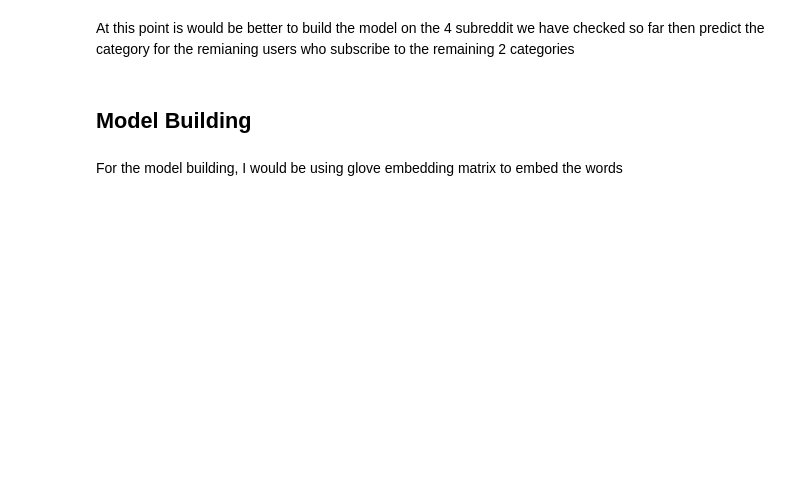
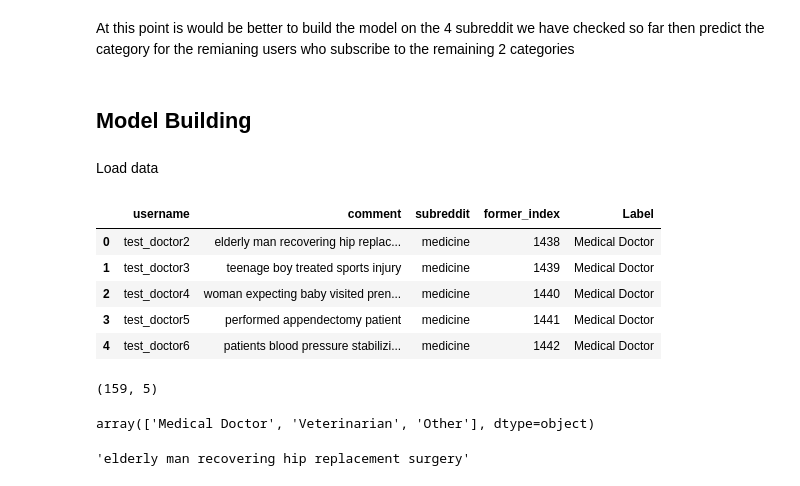
Before and after one commit to usmanadaudu/Doctor-Vet-Classification, a Jupyter notebook: Doctor-vet-classification-model-bulding_new.ipynb, the cells around one changed output. Saved outputs shown, nothing was run; the diff lists cells and outputs as text; code cells hidden in the pictures; blank space fills up the shorter version.

```diff
--- a/Doctor-vet-classification-model-bulding_new.ipynb
+++ b/Doctor-vet-classification-model-bulding_new.ipynb
@@ -949,5 +854,3 @@ train_set_df.to_csv("train_set.csv", index=False)
 At this point is would be better to build the model on the 4 subreddit we have checked so far then predict the category for the remianing users who subscribe to the remaining 2 categories
 # %% [markdown]
 ## Model Building
-# %% [markdown]
-For the model building, I would be using glove embedding matrix to embed the words
@@ -963,0 +857,21 @@ with open('glove.6B.100d.txt', encoding='utf-8') as f:
+# %% [markdown]
+Load data
+# %%
+data = pd.read_csv("train_set.csv")
+# %%
+data.head()
+# %% [output]
+|  | username | comment | subreddit | former_index | Label |
+| 0 | test_doctor2 | elderly man recovering hip replac... | medicine | 1438 | Medical Doctor |
+| 1 | test_doctor3 | teenage boy treated sports injury | medicine | 1439 | Medical Doctor |
+| 2 | test_doctor4 | woman expecting baby visited pren... | medicine | 1440 | Medical Doctor |
+| 3 | test_doctor5 | performed appendectomy patient | medicine | 1441 | Medical Doctor |
+| 4 | test_doctor6 | patients blood pressure stabilizi... | medicine | 1442 | Medical Doctor |
+# %%
+data.shape
+# %% [output]
+(159, 5)
+# %%
+data["Label"].unique()
+# %% [output]
+array(['Medical Doctor', 'Veterinarian', 'Other'], dtype=object)
@@ -963,0 +880,4 @@ with open('glove.6B.100d.txt', encoding='utf-8') as f:
+# %%
+data["processed_comment"].iloc[0]
+# %% [output]
+'elderly man recovering hip replacement surgery'
```
Also changed, not shown: parts of 88 cells of this notebook.
